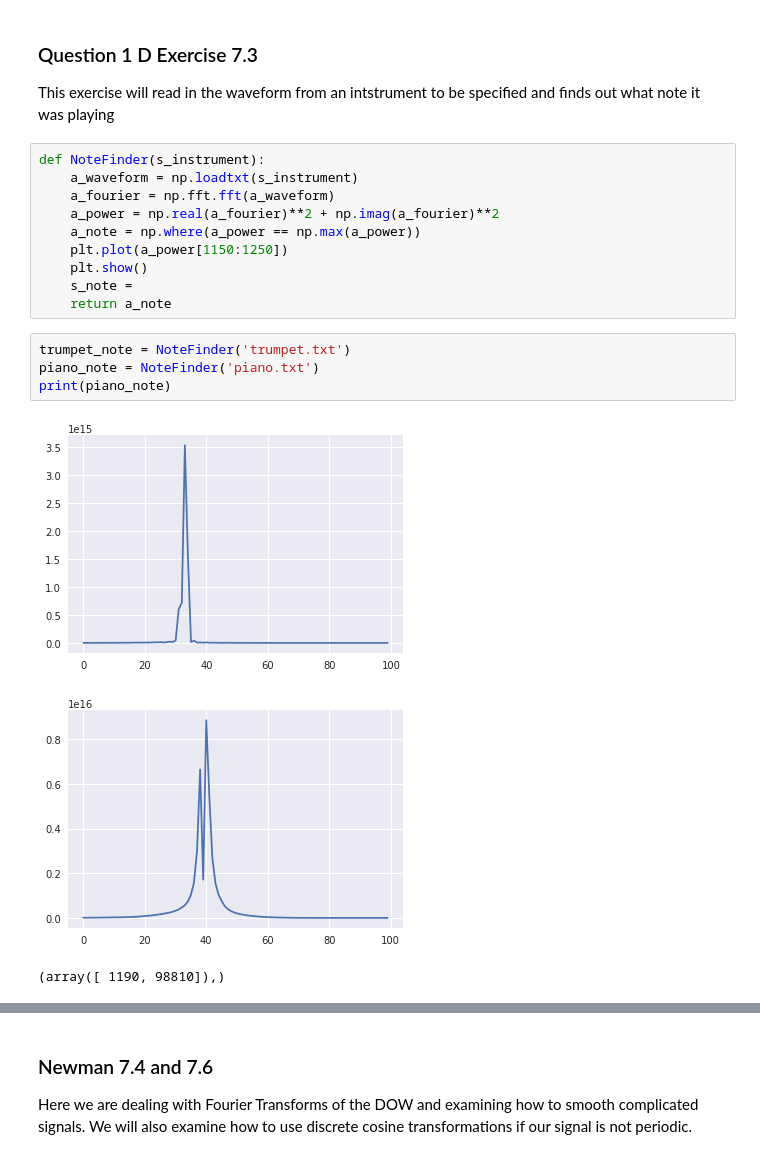
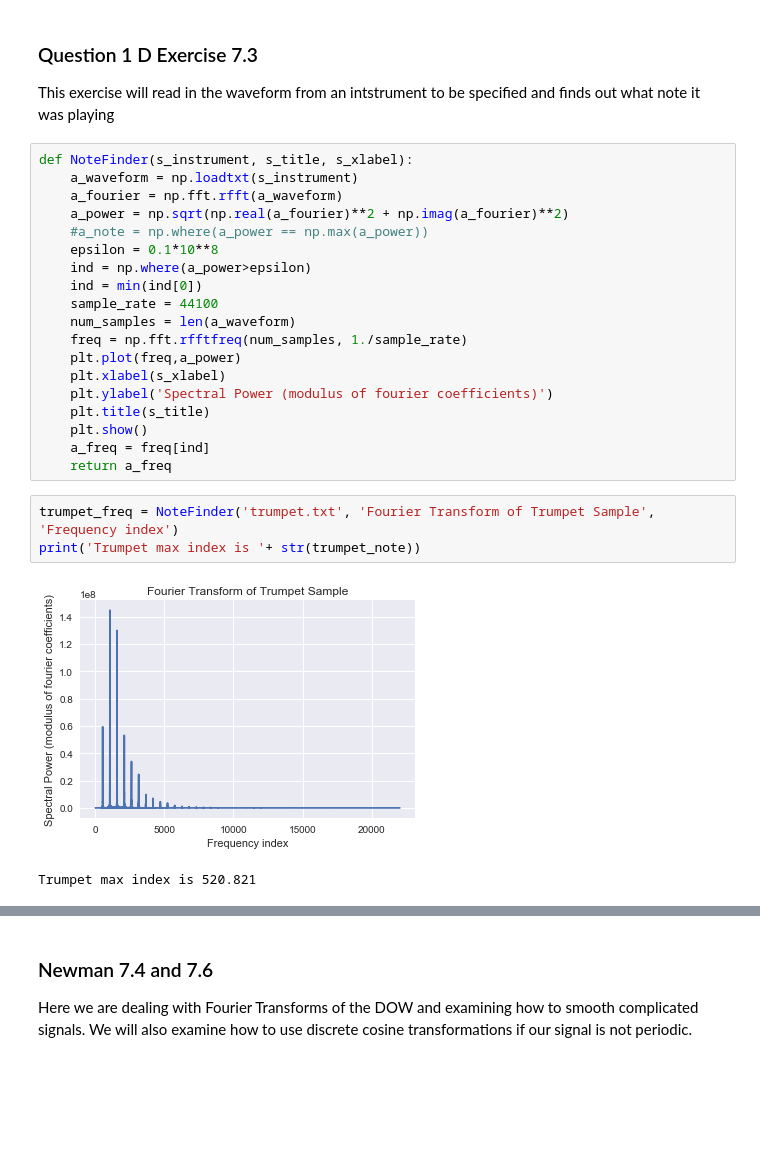
Before and after one commit to andrewkhardy/PHY-407, a Jupyter notebook: Lab05-01.ipynb, the cells around one changed output, grey strips where cells are left out. Saved outputs shown, nothing was run; the diff lists cells and outputs as text; blank space fills up the shorter version.

```diff
--- a/Lab05-01.ipynb
+++ b/Lab05-01.ipynb
@@ -65,20 +65,27 @@ There is an obvious peak at $k = 24$. This relates to a sinusodal periodicity of
 ### Question 1 D Exercise 7.3
 This exercise will read in the waveform from an intstrument to be specified and finds out what note it was playing
 # %%
-def NoteFinder(s_instrument):
+def NoteFinder(s_instrument, s_title, s_xlabel):
     a_waveform = np.loadtxt(s_instrument)
-    a_fourier = np.fft.fft(a_waveform)
-    a_power = np.real(a_fourier)**2 + np.imag(a_fourier)**2
-    a_note = np.where(a_power == np.max(a_power))
-    plt.plot(a_power[1150:1250])
+    a_fourier = np.fft.rfft(a_waveform)
+    a_power = np.sqrt(np.real(a_fourier)**2 + np.imag(a_fourier)**2)
+    #a_note = np.where(a_power == np.max(a_power))
+    epsilon = 0.1*10**8
+    ind = np.where(a_power>epsilon)
+    ind = min(ind[0])
+    sample_rate = 44100
+    num_samples = len(a_waveform)
+    freq = np.fft.rfftfreq(num_samples, 1./sample_rate)
+    plt.plot(freq,a_power)
+    plt.xlabel(s_xlabel)
+    plt.ylabel('Spectral Power (modulus of fourier coefficients)')
+    plt.title(s_title)
     plt.show()
-    s_note =
-    return a_note
+    a_freq = freq[ind]
+    return a_freq
-# %%
-trumpet_note = NoteFinder('trumpet.txt')
-piano_note = NoteFinder('piano.txt')
-print(piano_note)
-# %% [output]
-[figure, removed]
-[figure, removed]
-(array([ 1190, 98810]),)
+# %%
+trumpet_freq = NoteFinder('trumpet.txt', 'Fourier Transform of Trumpet Sample', 'Frequency index')
+print('Trumpet max index is '+ str(trumpet_note))
+# %% [output]
+[figure, added]
+Trumpet max index is 520.821
```
Also changed, not shown: parts of 3 cells of this notebook.
